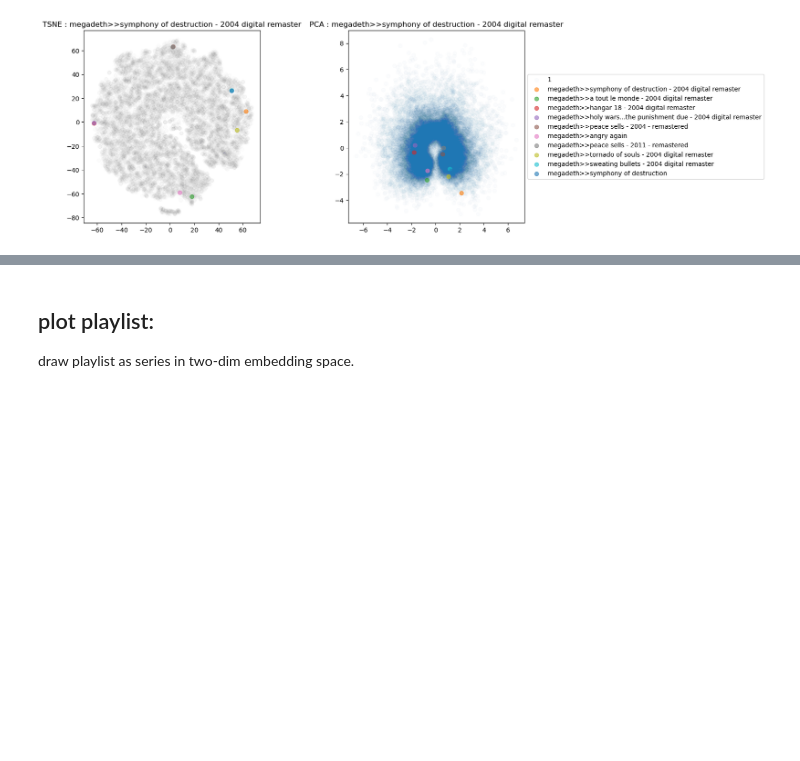
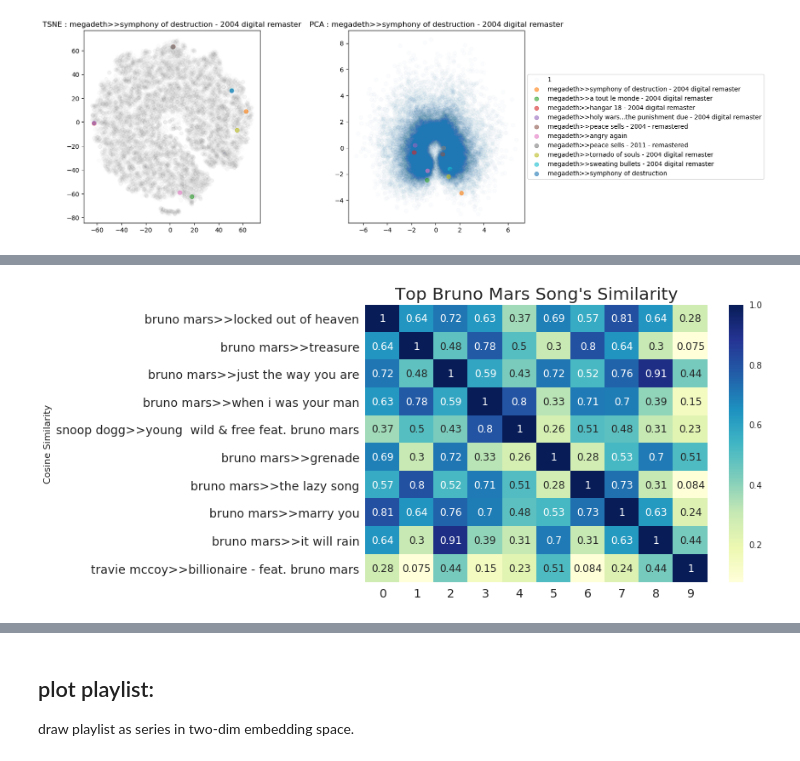
Before and after one commit to hyades910739/Playlist_Analysis, a Jupyter notebook: embedding_visualization.ipynb, the cells around one changed output, grey strips where cells are left out. Saved outputs shown, nothing was run; the diff lists cells and outputs as text; code cells hidden in the pictures; blank space fills up the shorter version.

```diff
--- a/embedding_visualization.ipynb
+++ b/embedding_visualization.ipynb
@@ -246,0 +276,4 @@ From above, song embedding does not perform as expected.
+# %%
+plot_cosine("Bruno Mars")
+# %% [output]
+[figure, added]
```
Also changed, not shown: parts of 17 cells of this notebook, 1 other file.
